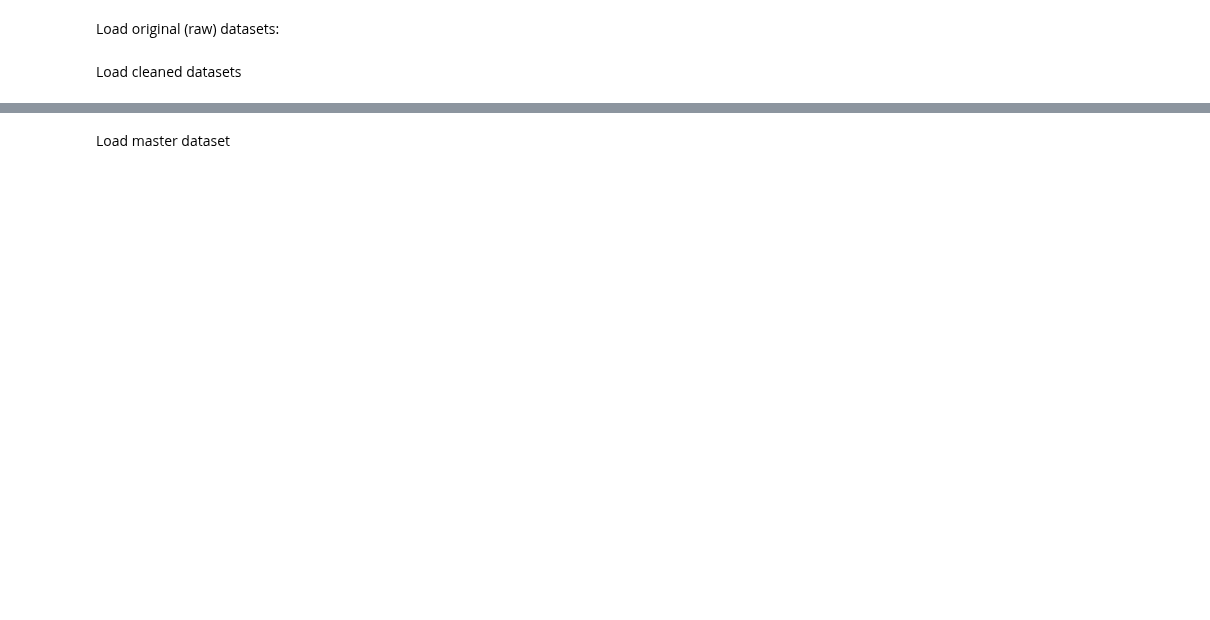
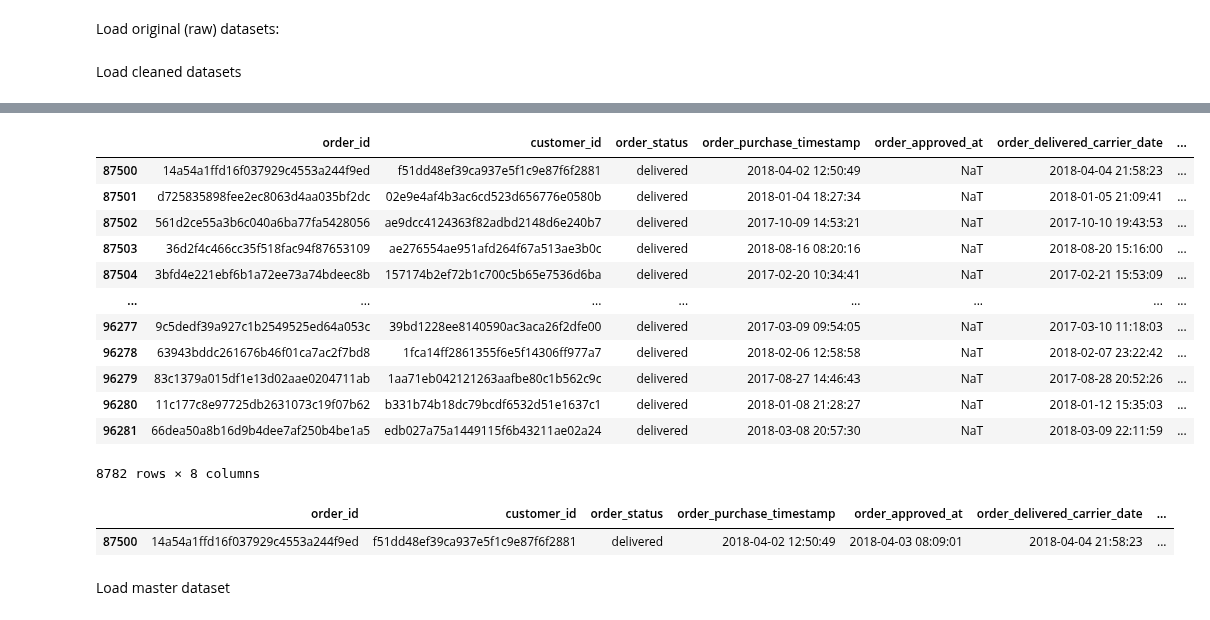
Before and after one commit to RioPramana21/Final-Project-Olist, a Jupyter notebook: preparation_notebooks/feature_engineering.ipynb, the cells around one changed output, grey strips where cells are left out. Saved outputs shown, nothing was run; the diff lists cells and outputs as text; code cells hidden in the pictures; blank space fills up the shorter version.

Commit message:
Fixed orders datetime imputations

```diff
--- a/preparation_notebooks/feature_engineering.ipynb
+++ b/preparation_notebooks/feature_engineering.ipynb
@@ -94,3 +149,24 @@ cleaned_df_geolocation      = read_olist_csv('../data/cleaned_data/olist_geoloca
+# %%
+cleaned_delivered_df_orders[cleaned_delivered_df_orders['order_approved_at'].isna()]
+# %% [output]
+|  | order_id | customer_id | order_status | order_purchase_timestamp | order_approved_at | order_delivered_carrier_date | ... |
+| 87500 | 14a54a1ffd16f037929c4553a244f9ed | f51dd48ef39ca937e5f1c9e87f6f2881 | delivered | 2018-04-02 12:50:49 | NaT | 2018-04-04 21:58:23 | ... |
+| 87501 | d725835898fee2ec8063d4aa035bf2dc | 02e9e4af4b3ac6cd523d656776e0580b | delivered | 2018-01-04 18:27:34 | NaT | 2018-01-05 21:09:41 | ... |
+| 87502 | 561d2ce55a3b6c040a6ba77fa5428056 | ae9dcc4124363f82adbd2148d6e240b7 | delivered | 2017-10-09 14:53:21 | NaT | 2017-10-10 19:43:53 | ... |
+| 87503 | 36d2f4c466cc35f518fac94f87653109 | ae276554ae951afd264f67a513ae3b0c | delivered | 2018-08-16 08:20:16 | NaT | 2018-08-20 15:16:00 | ... |
+| 87504 | 3bfd4e221ebf6b1a72ee73a74bdeec8b | 157174b2ef72b1c700c5b65e7536d6ba | delivered | 2017-02-20 10:34:41 | NaT | 2017-02-21 15:53:09 | ... |
+| ... | ... | ... | ... | ... | ... | ... | ... |
+| 96277 | 9c5dedf39a927c1b2549525ed64a053c | 39bd1228ee8140590ac3aca26f2dfe00 | delivered | 2017-03-09 09:54:05 | NaT | 2017-03-10 11:18:03 | ... |
+| 96278 | 63943bddc261676b46f01ca7ac2f7bd8 | 1fca14ff2861355f6e5f14306ff977a7 | delivered | 2018-02-06 12:58:58 | NaT | 2018-02-07 23:22:42 | ... |
+| 96279 | 83c1379a015df1e13d02aae0204711ab | 1aa71eb042121263aafbe80c1b562c9c | delivered | 2017-08-27 14:46:43 | NaT | 2017-08-28 20:52:26 | ... |
+| 96280 | 11c177c8e97725db2631073c19f07b62 | b331b74b18dc79bcdf6532d51e1637c1 | delivered | 2018-01-08 21:28:27 | NaT | 2018-01-12 15:35:03 | ... |
+| 96281 | 66dea50a8b16d9b4dee7af250b4be1a5 | edb027a75a1449115f6b43211ae02a24 | delivered | 2018-03-08 20:57:30 | NaT | 2018-03-09 22:11:59 | ... |
+8782 rows × 8 columns
+# %%
+cleaned_delivered_df_orders[cleaned_delivered_df_orders['order_id'] == '14a54a1ffd16f037929c4553a244f9ed']
+# %% [output]
+|  | order_id | customer_id | order_status | order_purchase_timestamp | order_approved_at | order_delivered_carrier_date | ... |
+| 87500 | 14a54a1ffd16f037929c4553a244f9ed | f51dd48ef39ca937e5f1c9e87f6f2881 | delivered | 2018-04-02 12:50:49 | 2018-04-03 08:09:01 | 2018-04-04 21:58:23 | ... |
 # %% [markdown]
 Load master dataset
 # %%
```
Also changed, not shown: parts of 10 cells of this notebook.
